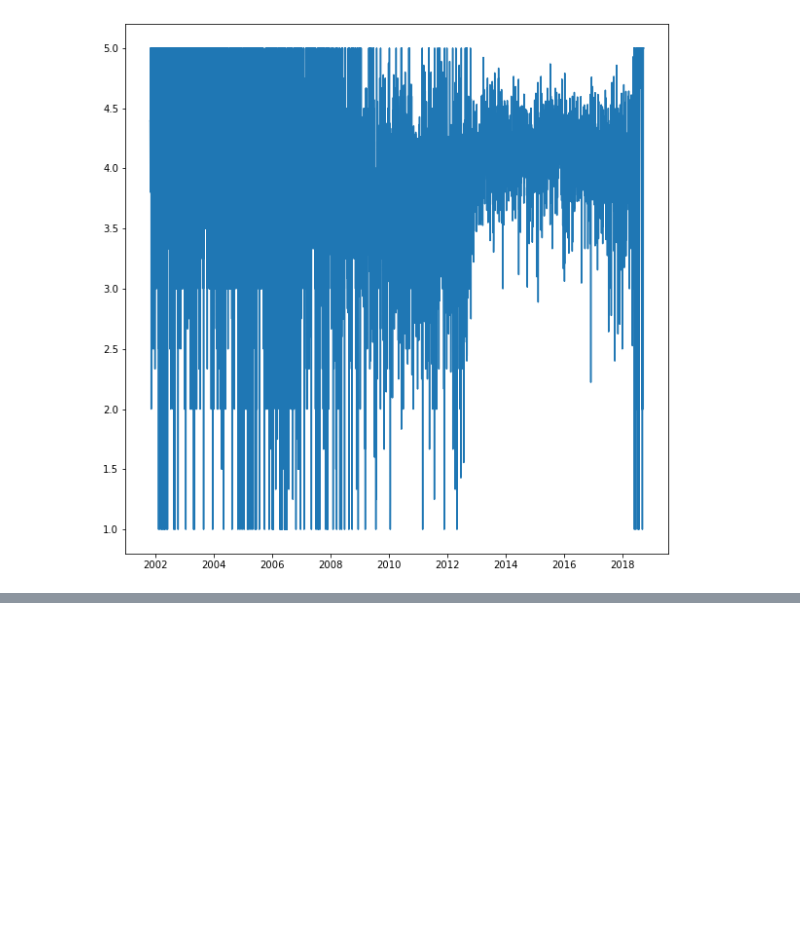
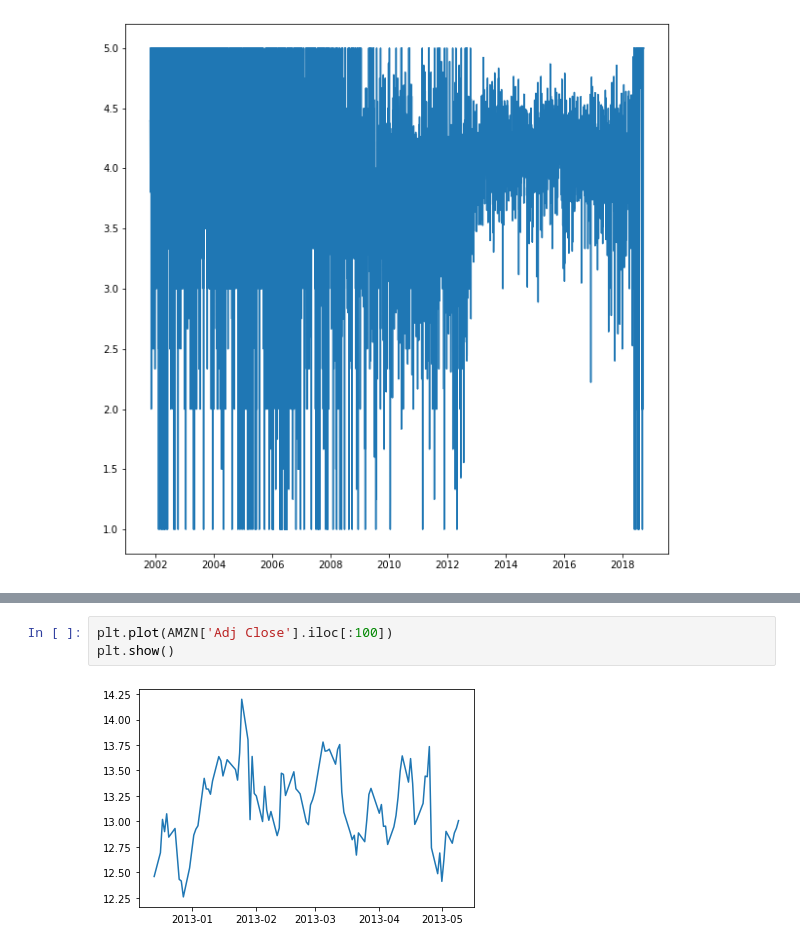
Before and after one commit to medvidov/dsci510final, a Jupyter notebook: HW4/HW 4 Proof of Concept.ipynb, the cells around one changed output, grey strips where cells are left out. Saved outputs shown, nothing was run; the diff lists cells and outputs as text; blank space fills up the shorter version.

```diff
--- a/HW4/HW 4 Proof of Concept.ipynb
+++ b/HW4/HW 4 Proof of Concept.ipynb
@@ -368,0 +381,5 @@ plt.show()
+# %%
+plt.plot(AMZN['Adj Close'].iloc[:100])
+plt.show()
+# %% [output]
+[figure, added]
```
Also changed, not shown: parts of 13 cells of this notebook.
